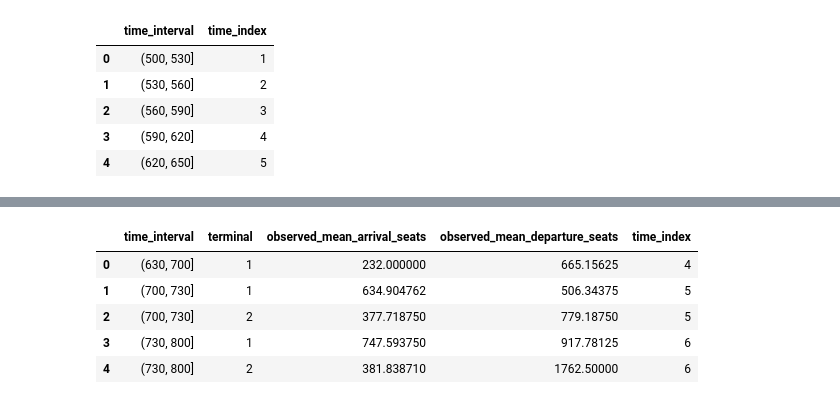
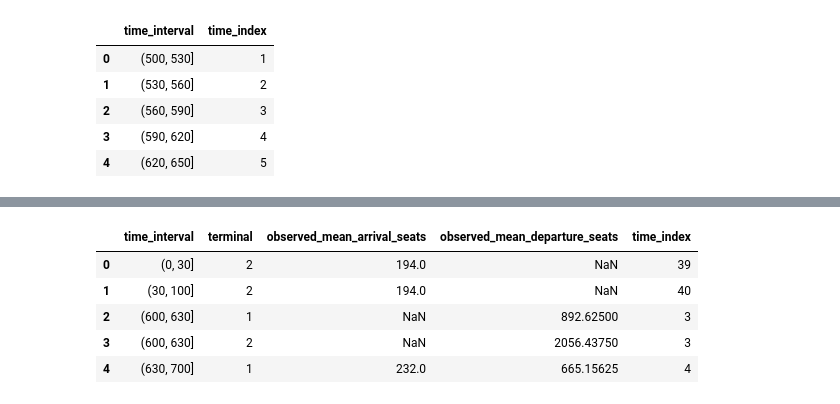
Before and after one commit to wsp-sag/Survey_Airport, a Jupyter notebook: notebooks/09-flight-time-of-day-comparisons.ipynb, the cells around one changed output, grey strips where cells are left out. Saved outputs shown, nothing was run; the diff lists cells and outputs as text; code cells hidden in the pictures.

Commit message:
Add time of day targets

```diff
--- a/notebooks/09-flight-time-of-day-comparisons.ipynb
+++ b/notebooks/09-flight-time-of-day-comparisons.ipynb
@@ -146,14 +170,14 @@ index_map_df["time_index"] = range(1, 49)
 # %%
-observed_df = pd.merge(arrivals_mean_df, departures_mean_df, on=["time_interval", "terminal"])
+observed_df = pd.merge(arrivals_mean_df, departures_mean_df, on=["time_interval", "terminal"], how = "outer")
 observed_df = pd.merge(observed_df, index_map_df, on=["time_interval"], how="left")
 observed_df.head()
 # %% [output]
 |  | time_interval | terminal | observed_mean_arrival_seats | observed_mean_departure_seats | time_index |
-| 0 | (630, 700] | 1 | 232.000000 | 665.15625 | 4 |
-| 1 | (700, 730] | 1 | 634.904762 | 506.34375 | 5 |
-| 2 | (700, 730] | 2 | 377.718750 | 779.18750 | 5 |
-| 3 | (730, 800] | 1 | 747.593750 | 917.78125 | 6 |
-| 4 | (730, 800] | 2 | 381.838710 | 1762.50000 | 6 |
+| 0 | (0, 30] | 2 | 194.0 | NaN | 39 |
+| 1 | (30, 100] | 2 | 194.0 | NaN | 40 |
+| 2 | (600, 630] | 1 | NaN | 892.62500 | 3 |
+| 3 | (600, 630] | 2 | NaN | 2056.43750 | 3 |
+| 4 | (630, 700] | 1 | 232.0 | 665.15625 | 4 |
 # %%
 working_df = survey_df[[
     "unique_id", "is_completed", "inbound_or_outbound", "marketsegment", "airport_terminal", "flight_arrival_time", "flight_departure_time", "party_size_flight",  "weight"
```
Also changed, not shown: parts of 7 cells of this notebook, 4 other files.
